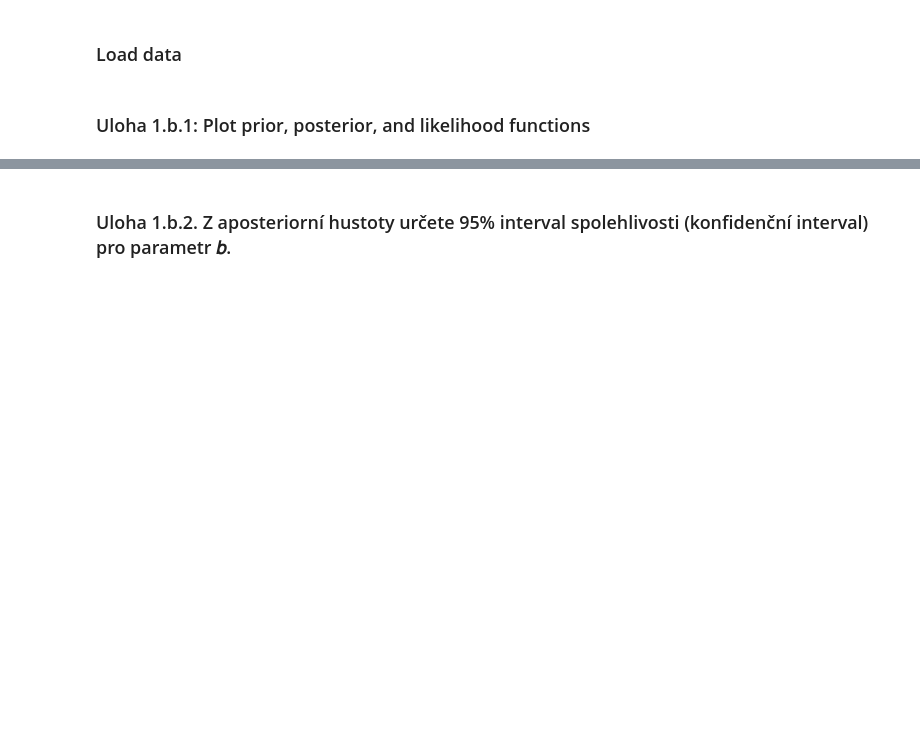
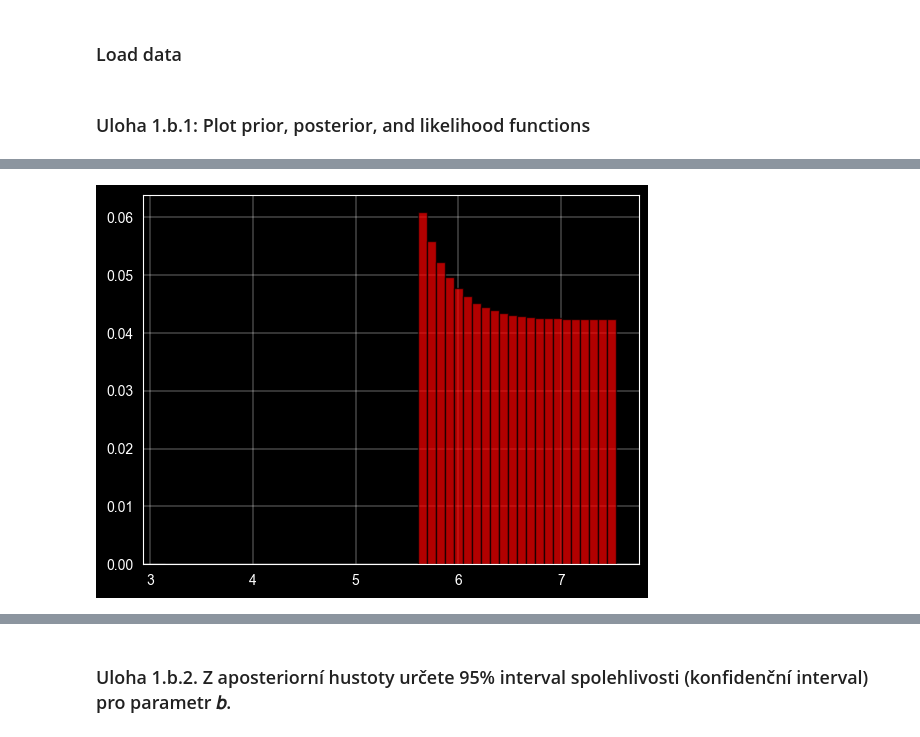
Before and after one commit to zdeneklapes/msp-project2, a Jupyter notebook: xlapes02.ipynb, the cells around one changed output, grey strips where cells are left out. Cells and saved outputs as stored; diff of their text form; code cells hidden in the pictures; blank space fills up the shorter version.

```diff
--- a/xlapes02.ipynb
+++ b/xlapes02.ipynb
@@ -172,22 +194,21 @@ plt.show()
 # %%
 # task_1_b_cleared_data(data['1_b_prior'], data['1_b_observation'], data['1_g'])
 bin_centers = (bin_edges[:-1] + bin_edges[1:]) / 2
-
 
 def likelyhood_func(observed_data, b):
     a_truncnorm = (a - mu) / sigma
     b_truncnorm = (b - mu) / sigma
     pdf = stats.truncnorm.pdf(observed_data, a=a_truncnorm, b=b_truncnorm, loc=mu, scale=sigma)
     return pdf
 
-
 likelihood = [likelyhood_func(observed_data, b_center) for b_center in bin_centers]
 likelihood = np.prod(likelihood, axis=1)
 
 likelihood_normalized = likelihood / np.sum(likelihood)
-plt.bar(x=bins, height=likelihood_normalized, width=bin_width, edgecolor='black', color='red', label='Likelyhood',
-        alpha=0.7)
+plt.bar(x=bins, height=likelihood_normalized, width=bin_width, edgecolor='black', color='red', label='Likelyhood', alpha=0.7)
 plt.show()
+# %% [output]
+[figure, added]
 # %%
 # Aposteriórna pst
 posterior_probs = likelihood * bin_height
```
Also changed, not shown: parts of 13 cells of this notebook.
